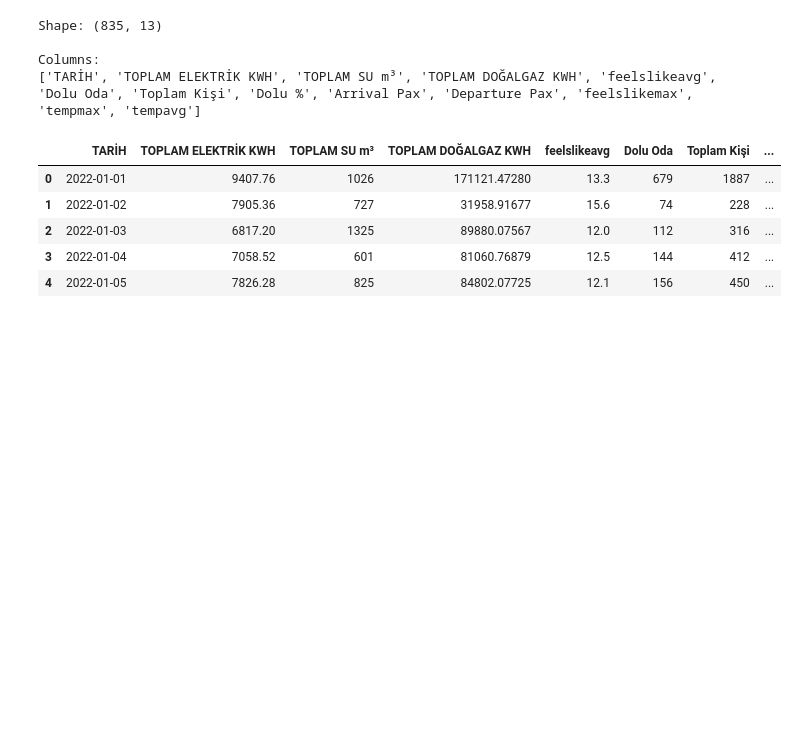
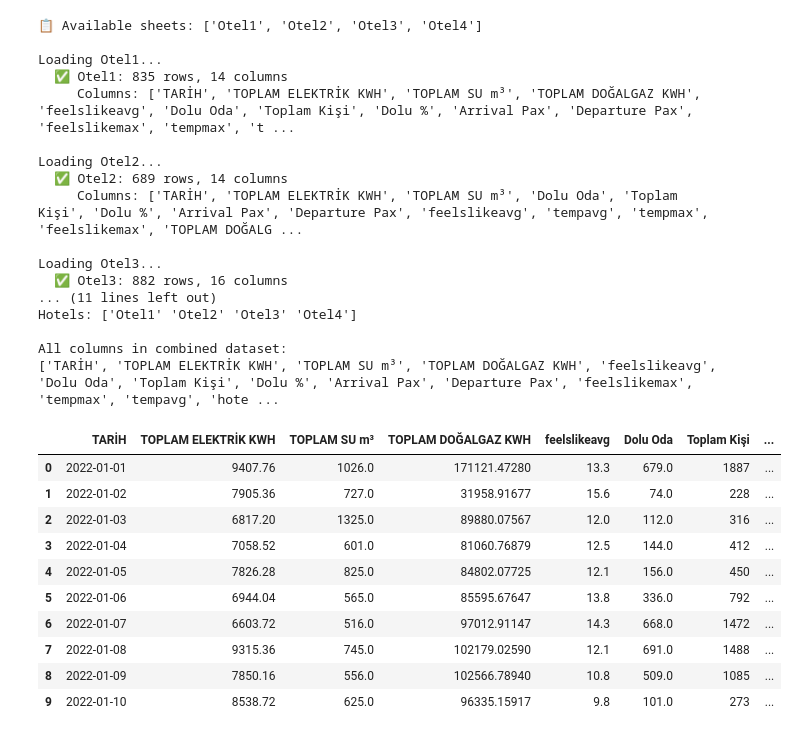
Before and after one commit to EmreGULBAY/self-supervised-anomaly-detection, a Jupyter notebook: notebooks/01_data_exploration.ipynb, the cells around one changed output. Saved outputs shown, nothing was run; the diff lists cells and outputs as text; code cells hidden in the pictures; blank space fills up the shorter version.

Commit message:
chapter 1: further data exploration

```diff
--- a/notebooks/01_data_exploration.ipynb
+++ b/notebooks/01_data_exploration.ipynb
@@ -12,20 +11,61 @@ plt.style.use('seaborn-v0_8-darkgrid')
 sns.set_palette("husl")
 %matplotlib inline
 # %%
-file_path = '../data/raw_data/hotel_data.xlsx'
+file_path = '../data/processed_data/hotel_data_kwh.xlsx'
+
+excel_file = pd.ExcelFile(file_path)
+print(f"📋 Available sheets: {excel_file.sheet_names}\n")
+
+sheet_names = ['Otel1', 'Otel2', 'Otel3', 'Otel4']
+
+all_hotels = []
+
+for sheet_name in sheet_names:
+    print(f"Loading {sheet_name}...")
+    df_temp = pd.read_excel(file_path, sheet_name=sheet_name)
+    df_temp['hotel_id'] = sheet_name
+    all_hotels.append(df_temp)
+    print(f"  ✅ {sheet_name}: {df_temp.shape[0]} rows, {df_temp.shape[1]} columns")
+    print(f"     Columns: {df_temp.columns.tolist()}\n")
+
+df = pd.concat(all_hotels, ignore_index=True)
+
+print(f"{'='*60}")
+print(f"✅ ALL HOTELS LOADED FROM PROCESSED DATA!")
+print(f"{'='*60}")
+print(f"Total rows: {df.shape[0]}")
+print(f"Total columns: {df.shape[1]}")
+print(f"Hotels: {df['hotel_id'].unique()}")
+print(f"\nAll columns in combined dataset:")
+print(df.columns.tolist())
+
+df.head(10)
+# %% [output]
+📋 Available sheets: ['Otel1', 'Otel2', 'Otel3', 'Otel4']
+
+Loading Otel1...
+  ✅ Otel1: 835 rows, 14 columns
+     Columns: ['TARİH', 'TOPLAM ELEKTRİK KWH', 'TOPLAM SU m³', 'TOPLAM DOĞALGAZ KWH', 'feelslikeavg', 'Dolu Oda', 'Toplam Kişi', 'Dolu %', 'Arrival Pax', 'Departure Pax', 'feelslikemax', 'tempmax', 't ...
+
+Loading Otel2...
+  ✅ Otel2: 689 rows, 14 columns
+     Columns: ['TARİH', 'TOPLAM ELEKTRİK KWH', 'TOPLAM SU m³', 'Dolu Oda', 'Toplam Kişi', 'Dolu %', 'Arrival Pax', 'Departure Pax', 'feelslikeavg', 'tempavg', 'tempmax', 'feelslikemax', 'TOPLAM DOĞALG ...
+
+Loading Otel3...
+  ✅ Otel3: 882 rows, 16 columns
+... (11 lines left out)
+Hotels: ['Otel1' 'Otel2' 'Otel3' 'Otel4']
+
+All columns in combined dataset:
+['TARİH', 'TOPLAM ELEKTRİK KWH', 'TOPLAM SU m³', 'TOPLAM DOĞALGAZ KWH', 'feelslikeavg', 'Dolu Oda', 'Toplam Kişi', 'Dolu %', 'Arrival Pax', 'Departure Pax', 'feelslikemax', 'tempmax', 'tempavg', 'hote ...
+|  | TARİH | TOPLAM ELEKTRİK KWH | TOPLAM SU m³ | TOPLAM DOĞALGAZ KWH | feelslikeavg | Dolu Oda | Toplam Kişi | ... |
+| 0 | 2022-01-01 | 9407.76 | 1026.0 | 171121.47280 | 13.3 | 679.0 | 1887 | ... |
+| 1 | 2022-01-02 | 7905.36 | 727.0 | 31958.91677 | 15.6 | 74.0 | 228 | ... |
+| 2 | 2022-01-03 | 6817.20 | 1325.0 | 89880.07567 | 12.0 | 112.0 | 316 | ... |
+| 3 | 2022-01-04 | 7058.52 | 601.0 | 81060.76879 | 12.5 | 144.0 | 412 | ... |
+| 4 | 2022-01-05 | 7826.28 | 825.0 | 84802.07725 | 12.1 | 156.0 | 450 | ... |
+| 5 | 2022-01-06 | 6944.04 | 565.0 | 85595.67647 | 13.8 | 336.0 | 792 | ... |
+| 6 | 2022-01-07 | 6603.72 | 516.0 | 97012.91147 | 14.3 | 668.0 | 1472 | ... |
+| 7 | 2022-01-08 | 9315.36 | 745.0 | 102179.02590 | 12.1 | 691.0 | 1488 | ... |
+| 8 | 2022-01-09 | 7850.16 | 556.0 | 102566.78940 | 10.8 | 509.0 | 1085 | ... |
+| 9 | 2022-01-10 | 8538.72 | 625.0 | 96335.15917 | 9.8 | 101.0 | 273 | ... |
-# %%
-df = pd.read_excel(file_path)
-print(f"Shape: {df.shape}")
-print(f"\nColumns:\n{df.columns.tolist()}")
-df.head()
-# %% [output]
-Shape: (835, 13)
-
-Columns:
-['TARİH', 'TOPLAM ELEKTRİK KWH', 'TOPLAM SU m³', 'TOPLAM DOĞALGAZ KWH', 'feelslikeavg', 'Dolu Oda', 'Toplam Kişi', 'Dolu %', 'Arrival Pax', 'Departure Pax', 'feelslikemax', 'tempmax', 'tempavg']
-|  | TARİH | TOPLAM ELEKTRİK KWH | TOPLAM SU m³ | TOPLAM DOĞALGAZ KWH | feelslikeavg | Dolu Oda | Toplam Kişi | ... |
-| 0 | 2022-01-01 | 9407.76 | 1026 | 171121.47280 | 13.3 | 679 | 1887 | ... |
-| 1 | 2022-01-02 | 7905.36 | 727 | 31958.91677 | 15.6 | 74 | 228 | ... |
-| 2 | 2022-01-03 | 6817.20 | 1325 | 89880.07567 | 12.0 | 112 | 316 | ... |
-| 3 | 2022-01-04 | 7058.52 | 601 | 81060.76879 | 12.5 | 144 | 412 | ... |
-| 4 | 2022-01-05 | 7826.28 | 825 | 84802.07725 | 12.1 | 156 | 450 | ... |
```
Also changed, not shown: parts of 8 cells of this notebook.
